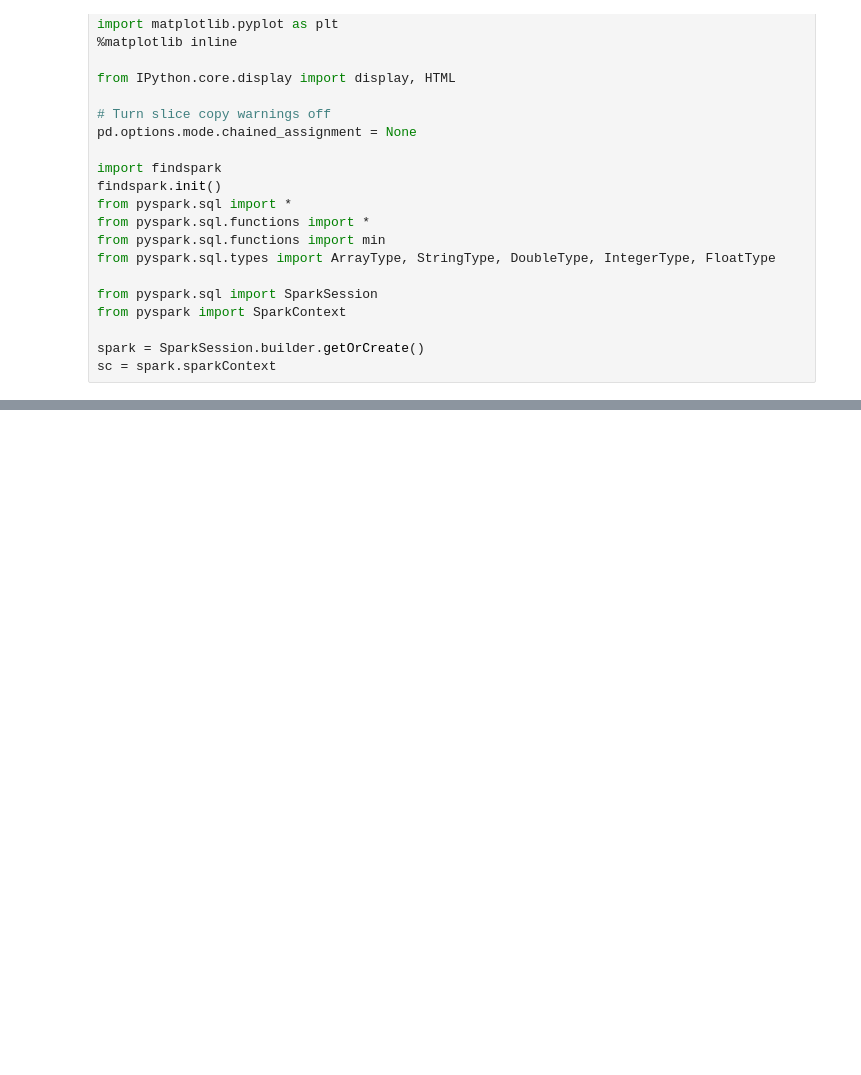
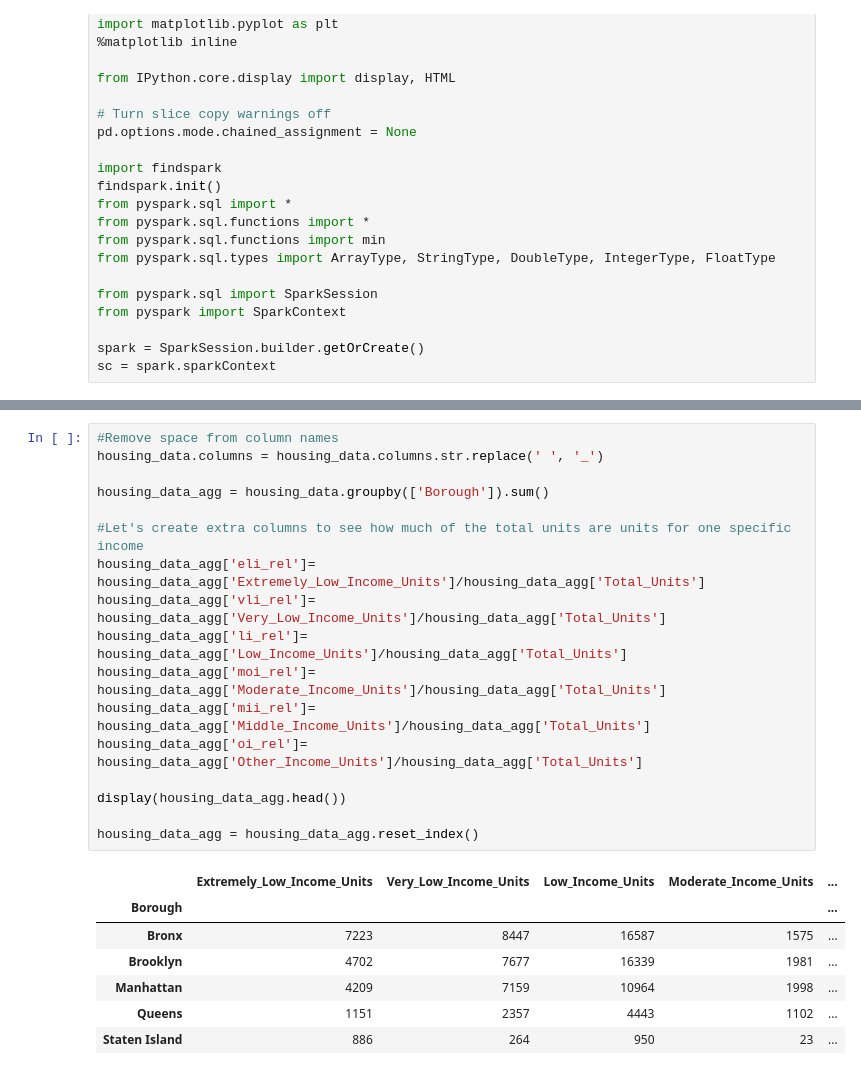
Before and after one commit to ThibauldBraet/Whos-your-data, a Jupyter notebook: Housing.ipynb, the cells around one changed output, grey strips where cells are left out. Drawn from its saved outputs; the diff is of its cells as text; blank space fills up the shorter version.

```diff
--- a/Housing.ipynb
+++ b/Housing.ipynb
@@ -131 +122,26 @@ only showing top 20 rows
+# %%
+#Remove space from column names
+housing_data.columns = housing_data.columns.str.replace(' ', '_')
+
+housing_data_agg = housing_data.groupby(['Borough']).sum()
+
+#Let's create extra columns to see how much of the total units are units for one specific income
+housing_data_agg['eli_rel']= housing_data_agg['Extremely_Low_Income_Units']/housing_data_agg['Total_Units']
+housing_data_agg['vli_rel']= housing_data_agg['Very_Low_Income_Units']/housing_data_agg['Total_Units']
+housing_data_agg['li_rel']= housing_data_agg['Low_Income_Units']/housing_data_agg['Total_Units']
+housing_data_agg['moi_rel']= housing_data_agg['Moderate_Income_Units']/housing_data_agg['Total_Units']
+housing_data_agg['mii_rel']= housing_data_agg['Middle_Income_Units']/housing_data_agg['Total_Units']
+housing_data_agg['oi_rel']= housing_data_agg['Other_Income_Units']/housing_data_agg['Total_Units']
+
+display(housing_data_agg.head())
+
+housing_data_agg = housing_data_agg.reset_index()
+# %% [output]
+|  | Extremely_Low_Income_Units | Very_Low_Income_Units | Low_Income_Units | Moderate_Income_Units | ... |
+| Borough |  |  |  |  | ... |
+| Bronx | 7223 | 8447 | 16587 | 1575 | ... |
+| Brooklyn | 4702 | 7677 | 16339 | 1981 | ... |
+| Manhattan | 4209 | 7159 | 10964 | 1998 | ... |
+| Queens | 1151 | 2357 | 4443 | 1102 | ... |
+| Staten Island | 886 | 264 | 950 | 23 | ... |
 # %%
```
Also changed, not shown: parts of 12 cells of this notebook, 3 other files.
